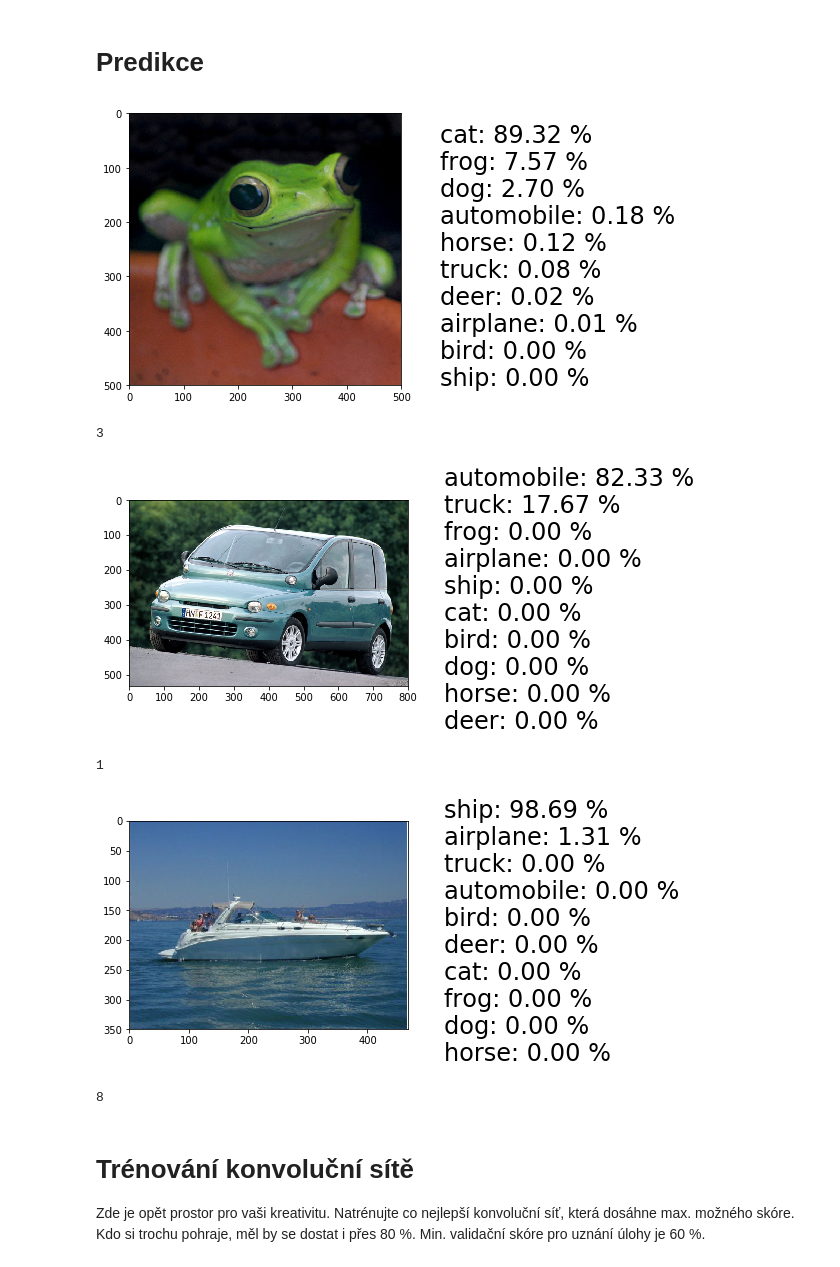
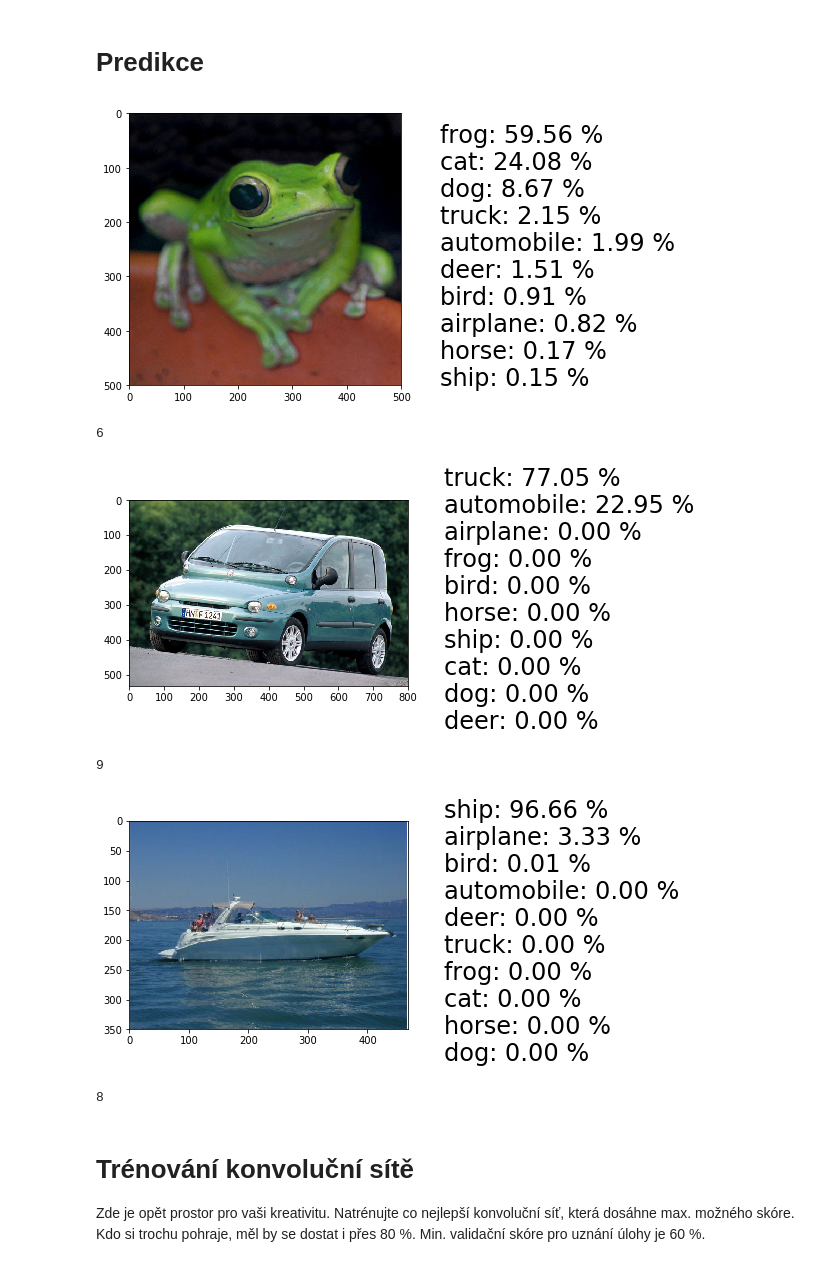
Before and after one commit to Sselion/ANS_Naiman, a Jupyter notebook: conv-intro-lab.ipynb, the cells around one changed output. Drawn from its saved outputs; the diff is of its cells as text; code cells hidden in the pictures.

```diff
--- a/conv-intro-lab.ipynb
+++ b/conv-intro-lab.ipynb
@@ -700,7 +700,7 @@ from torch import optim
 # %%
 loss_func = nn.CrossEntropyLoss()
 conv_layer = ConvNet()
-optimizer = optim.SGD(convnet.parameters(), lr=0.01)
+optimizer = optim.SGD(conv_layer.parameters(), lr=0.01)
 cnn_history = []
 # %%
 for name, par in conv_layer.named_parameters():
@@ -763,23 +763,23 @@ def predict_and_show(model, rgb):
 
     return ids[0]
 # %%
-predict_and_show(convnet, np.array(img))
+predict_and_show(conv_layer, np.array(img))
 # %% [output]
-[figure, old version]
+[figure, new version]
-3
+6
 # %%
 url2 = 'http://www.cars-data.com/pictures/fiat/fiat-multipla_650_1.jpg'
 img2 = PIL.Image.open(requests.get(url2, stream=True).raw)
-predict_and_show(convnet, np.array(img2))
+predict_and_show(conv_layer, np.array(img2))
 # %% [output]
-[figure, old version]
+[figure, new version]
-1
+9
 # %%
 url3 = 'http://www.colosseumpretoria.com/wp-content/uploads/2017/05/boat_4.jpg'
 img3 = PIL.Image.open(requests.get(url3, stream=True).raw)
-predict_and_show(convnet, np.array(img3))
+predict_and_show(conv_layer, np.array(img3))
 # %% [output]
-[figure, old version]
+[figure, new version]
 8
 # %%
 # sit natrenovana uplne na zabu
```
Also changed, not shown: parts of 9 cells of this notebook.
